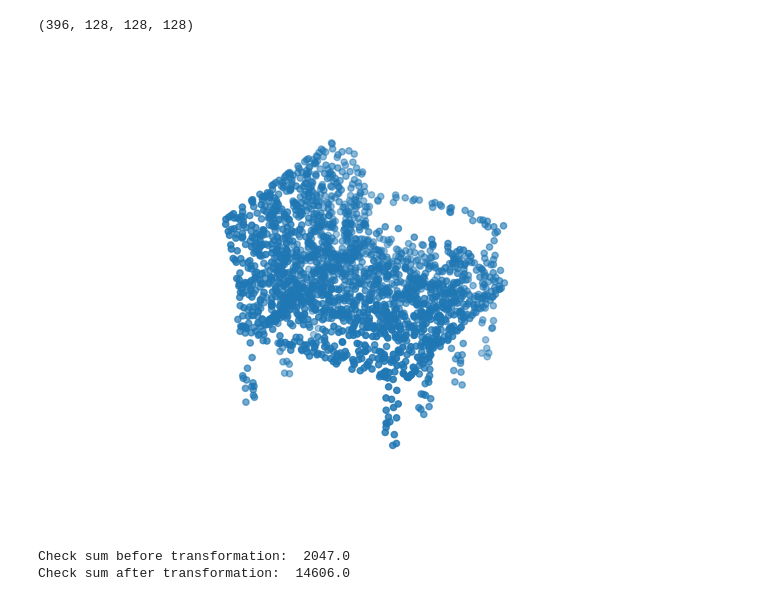
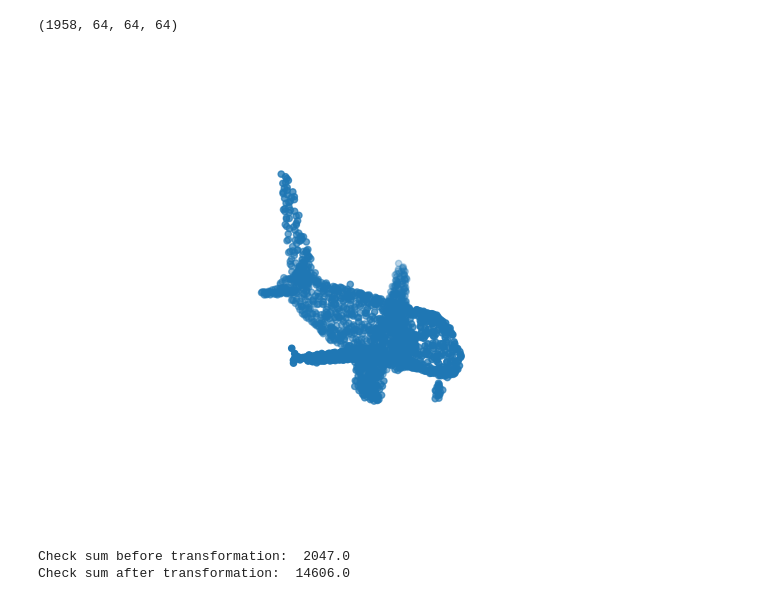
Before and after one commit to nguyendinhson-kaist/CS429D_project, a Jupyter notebook: visualize.ipynb, the cells around one changed output. Cells and saved outputs as stored; diff of their text form; code cells hidden in the pictures.

```diff
--- a/visualize.ipynb
+++ b/visualize.ipynb
@@ -53,15 +53,18 @@ def visualize_voxel(voxel_grid):
     return img
 # %%
 # load the preprocessed voxel data.
-voxels = np.load("./data/hdf5_data/chair_voxels_val.npy")
+voxels = np.load("./data/hdf5_data/enc_airplane_train.npy")
 print(voxels.shape)
 # %% [output]
-(396, 128, 128, 128)
+(1958, 64, 64, 64)
+# %%
+from dataset import CubeDecimalCompressor
+compressor = CubeDecimalCompressor()
 # %%
-img = visualize_voxel(voxels[0])
+img = visualize_voxel(compressor.decompress(voxels[10]))
 display(img)
 # %% [output]
-[figure, old version]
+[figure, new version]
 # %%
 from volumentations import *
 
```
Also changed, not shown: 13 other files.
